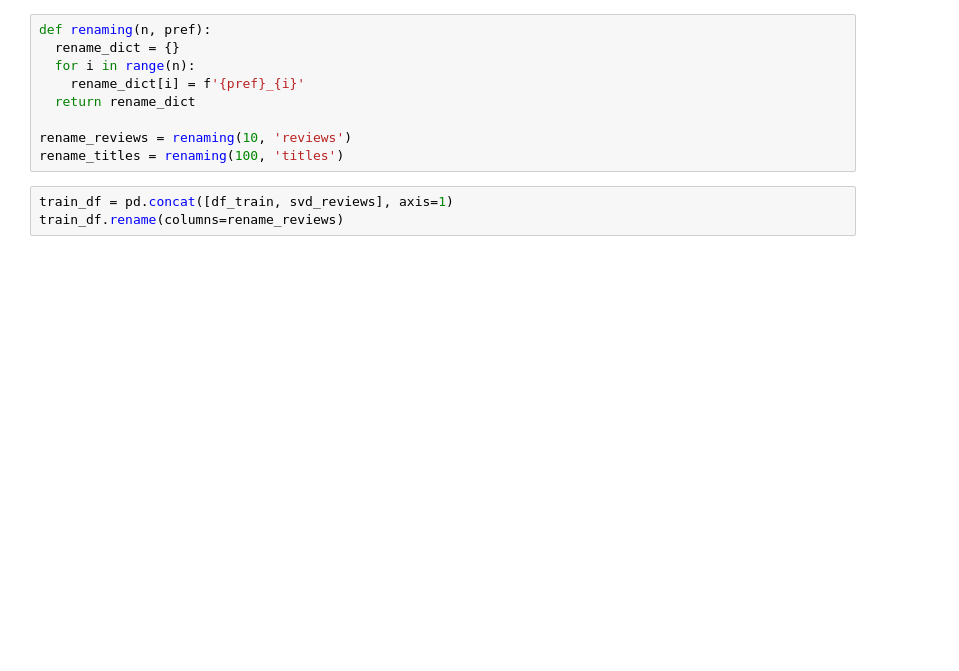
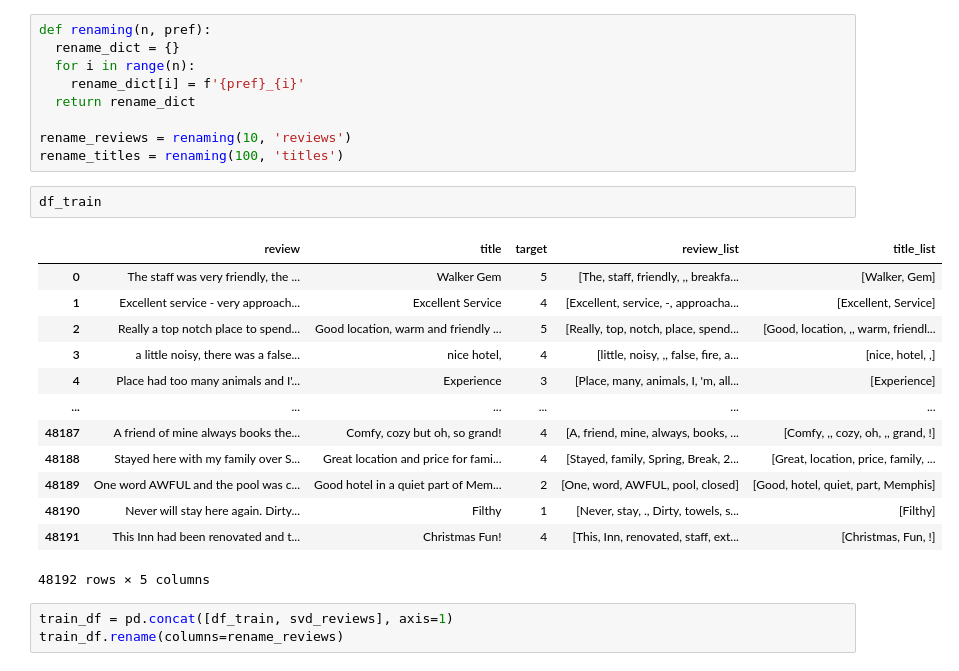
Before and after one commit to Kiryukhasemenov/KILI2019, a Jupyter notebook: exam/exam_var_1.ipynb, the cells around one changed output. Drawn from its saved outputs; the diff is of its cells as text; blank space fills up the shorter version.

```diff
--- a/exam/exam_var_1.ipynb
+++ b/exam/exam_var_1.ipynb
@@ -199,6 +199,22 @@ def renaming(n, pref):
 
 rename_reviews = renaming(10, 'reviews')
 rename_titles = renaming(100, 'titles')
+# %%
+df_train
+# %% [output]
+|  | review | title | target | review_list | title_list |
+| 0 | The staff was very friendly, the ... | Walker Gem | 5 | [The, staff, friendly, ,, breakfa... | [Walker, Gem] |
+| 1 | Excellent service - very approach... | Excellent Service | 4 | [Excellent, service, -, approacha... | [Excellent, Service] |
+| 2 | Really a top notch place to spend... | Good location, warm and friendly ... | 5 | [Really, top, notch, place, spend... | [Good, location, ,, warm, friendl... |
+| 3 | a little noisy, there was a false... | nice hotel, | 4 | [little, noisy, ,, false, fire, a... | [nice, hotel, ,] |
+| 4 | Place had too many animals and I'... | Experience | 3 | [Place, many, animals, I, 'm, all... | [Experience] |
+| ... | ... | ... | ... | ... | ... |
+| 48187 | A friend of mine always books the... | Comfy, cozy but oh, so grand! | 4 | [A, friend, mine, always, books, ... | [Comfy, ,, cozy, oh, ,, grand, !] |
+| 48188 | Stayed here with my family over S... | Great location and price for fami... | 4 | [Stayed, family, Spring, Break, 2... | [Great, location, price, family, ... |
+| 48189 | One word AWFUL and the pool was c... | Good hotel in a quiet part of Mem... | 2 | [One, word, AWFUL, pool, closed] | [Good, hotel, quiet, part, Memphis] |
+| 48190 | Never will stay here again. Dirty... | Filthy | 1 | [Never, stay, ., Dirty, towels, s... | [Filthy] |
+| 48191 | This Inn had been renovated and t... | Christmas Fun! | 4 | [This, Inn, renovated, staff, ext... | [Christmas, Fun, !] |
+48192 rows × 5 columns
 # %%
 train_df = pd.concat([df_train, svd_reviews], axis=1)
 train_df.rename(columns=rename_reviews)
```
Also changed, not shown: parts of 2 cells of this notebook.
